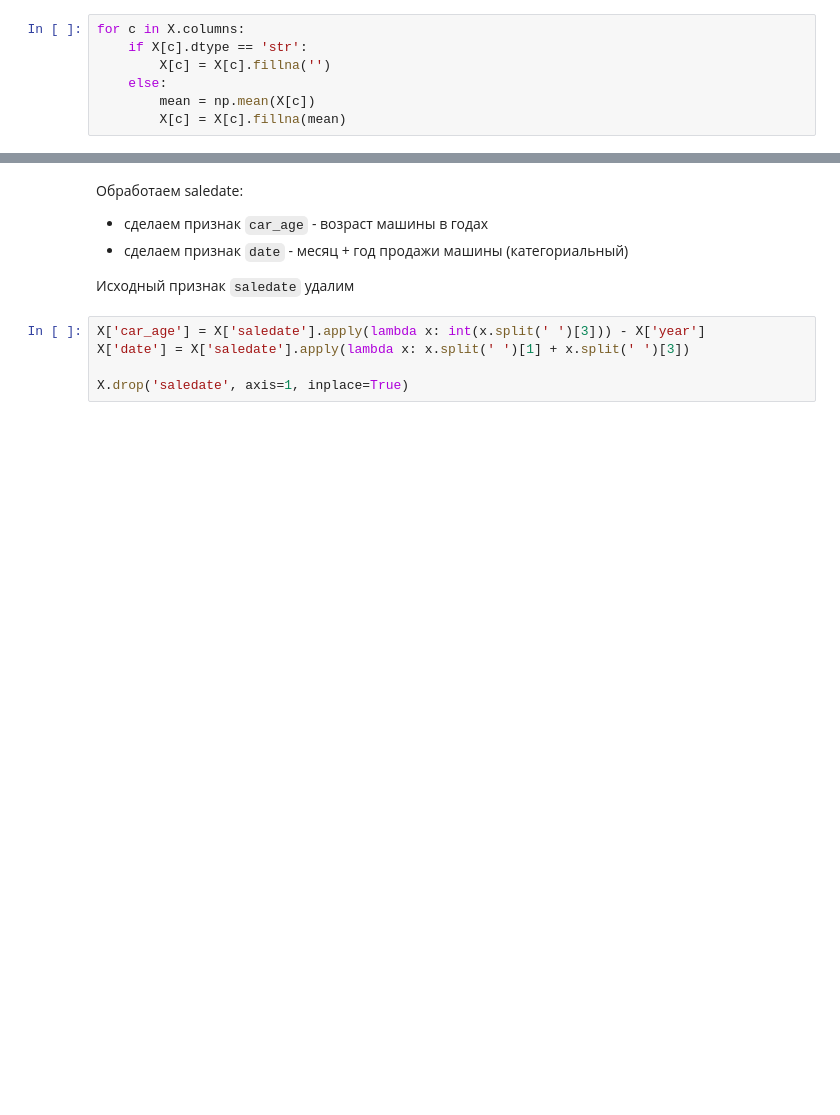
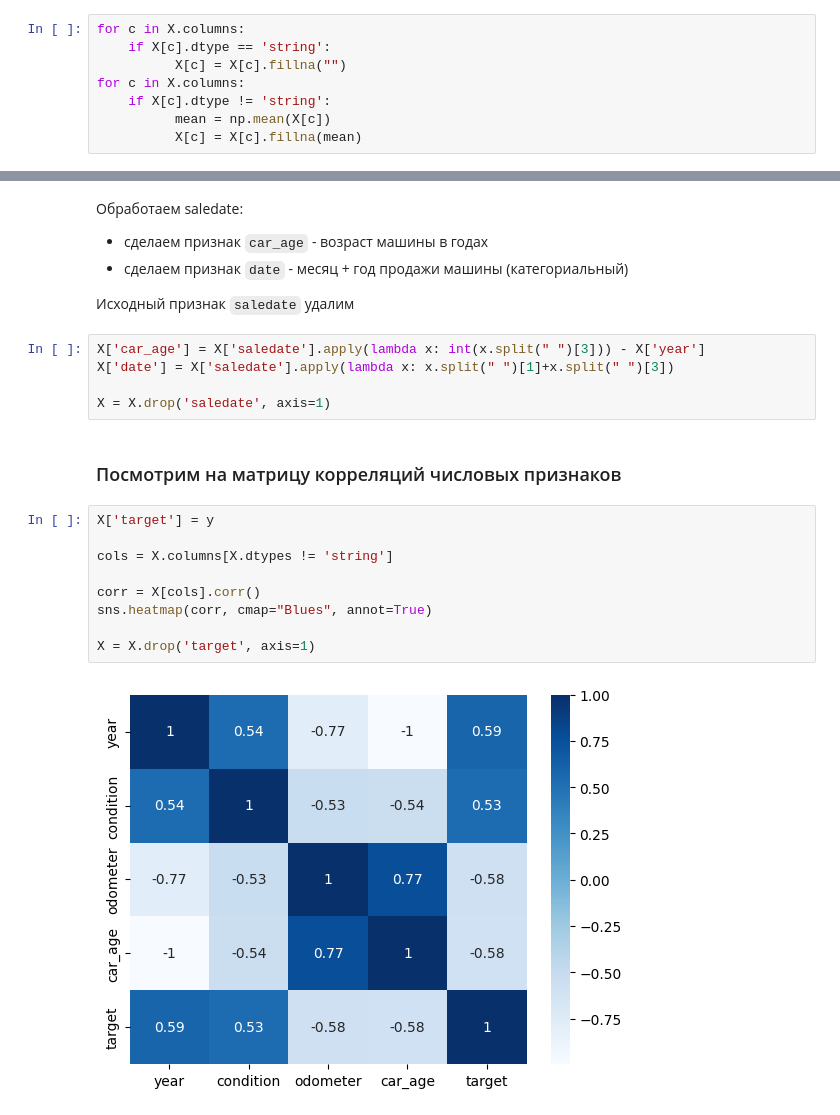
Before and after one commit to evnng/Classical_ML, a Jupyter notebook: 19.Used_cars_price_prediction.ipynb, the cells around one changed output, grey strips where cells are left out. Saved outputs shown, nothing was run; the diff lists cells and outputs as text; blank space fills up the shorter version.

```diff
--- a/19.Used_cars_price_prediction.ipynb
+++ b/19.Used_cars_price_prediction.ipynb
@@ -116,10 +187,11 @@ X = X.drop('vin', axis = 1)
 # %%
 for c in X.columns:
-    if X[c].dtype == 'str':
-        X[c] = X[c].fillna('')
-    else:
-        mean = np.mean(X[c])
-        X[c] = X[c].fillna(mean)
+    if X[c].dtype == 'string':
+          X[c] = X[c].fillna("")
+for c in X.columns:
+    if X[c].dtype != 'string':
+          mean = np.mean(X[c])
+          X[c] = X[c].fillna(mean)
 # %% [markdown]
 Посмотрим на количество значений в категориальных признаках
 # %%
@@ -162,7 +234,20 @@ X[['year', 'saledate']]
 
 Исходный признак `saledate` удалим
 # %%
-X['car_age'] = X['saledate'].apply(lambda x: int(x.split(' ')[3])) - X['year']
-X['date'] = X['saledate'].apply(lambda x: x.split(' ')[1] + x.split(' ')[3])
+X['car_age'] = X['saledate'].apply(lambda x: int(x.split(" ")[3])) - X['year']
+X['date'] = X['saledate'].apply(lambda x: x.split(" ")[1]+x.split(" ")[3])
 
-X.drop('saledate', axis=1, inplace=True)
+X = X.drop('saledate', axis=1)
+# %% [markdown]
+### Посмотрим на матрицу корреляций числовых признаков
+# %%
+X['target'] = y
+
+cols = X.columns[X.dtypes != 'string']
+
+corr = X[cols].corr()
+sns.heatmap(corr, cmap="Blues", annot=True)
+
+X = X.drop('target', axis=1)
+# %% [output]
+[figure, added]
```
Also changed, not shown: parts of 87 cells of this notebook, 9 other files.
